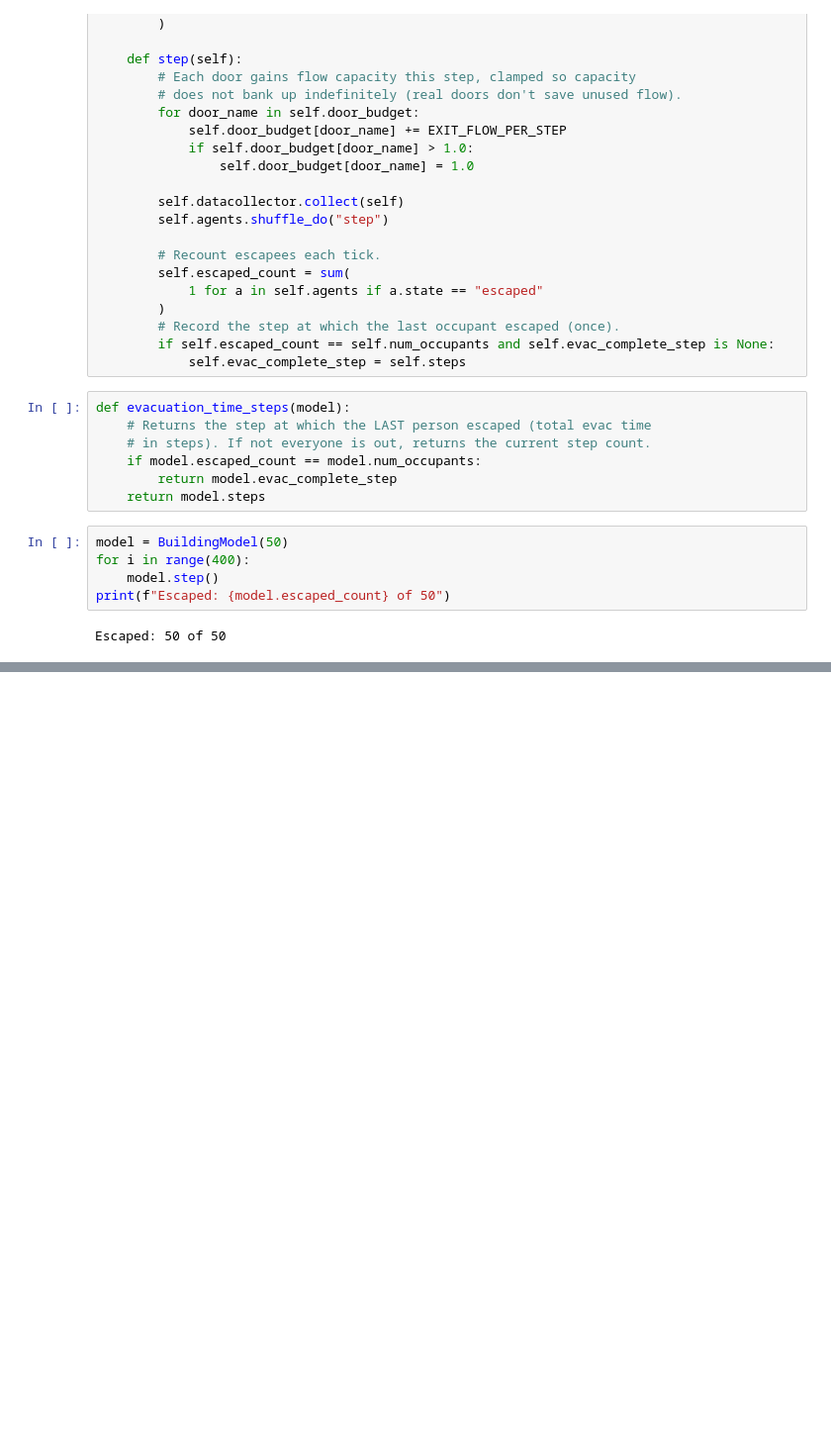
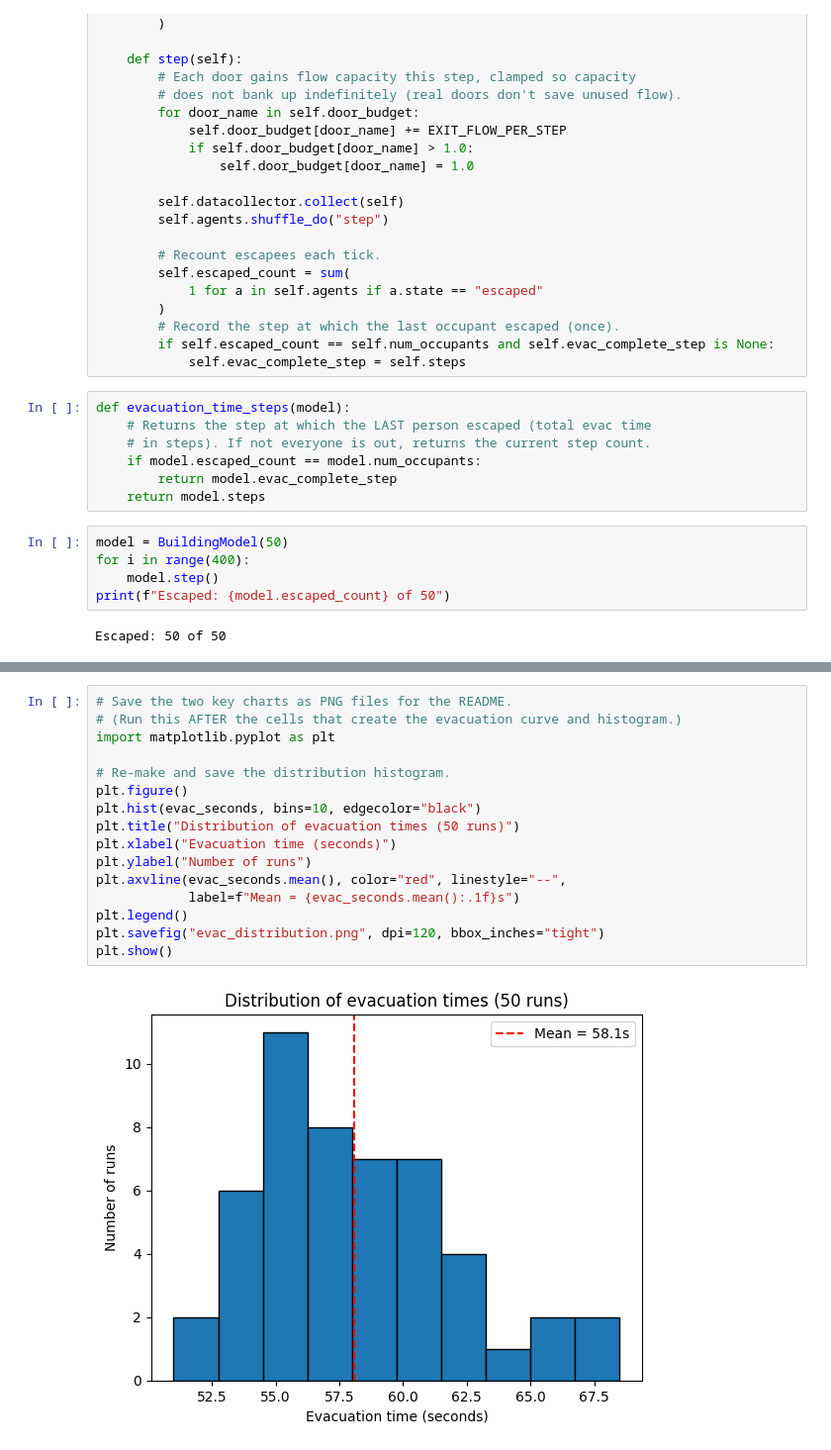
Before and after one commit to njlagana/fire_egress_sim, a Jupyter notebook: fire_sim_v1.ipynb, the cells around one changed output, grey strips where cells are left out. Shown at 99% size. Cells and saved outputs as stored; diff of their text form; blank space fills up the shorter version.

Commit message:
Add saved charts (evacuation curve + distribution) for documentation

```diff
--- a/fire_sim_v1.ipynb
+++ b/fire_sim_v1.ipynb
@@ -329,0 +326,18 @@ page
+# %%
+# Save the two key charts as PNG files for the README.
+# (Run this AFTER the cells that create the evacuation curve and histogram.)
+import matplotlib.pyplot as plt
+
+# Re-make and save the distribution histogram.
+plt.figure()
+plt.hist(evac_seconds, bins=10, edgecolor="black")
+plt.title("Distribution of evacuation times (50 runs)")
+plt.xlabel("Evacuation time (seconds)")
+plt.ylabel("Number of runs")
+plt.axvline(evac_seconds.mean(), color="red", linestyle="--",
+            label=f"Mean = {evac_seconds.mean():.1f}s")
+plt.legend()
+plt.savefig("evac_distribution.png", dpi=120, bbox_inches="tight")
+plt.show()
+# %% [output]
+[figure, added]
```
Also changed, not shown: parts of 8 cells of this notebook, 3 other files.
